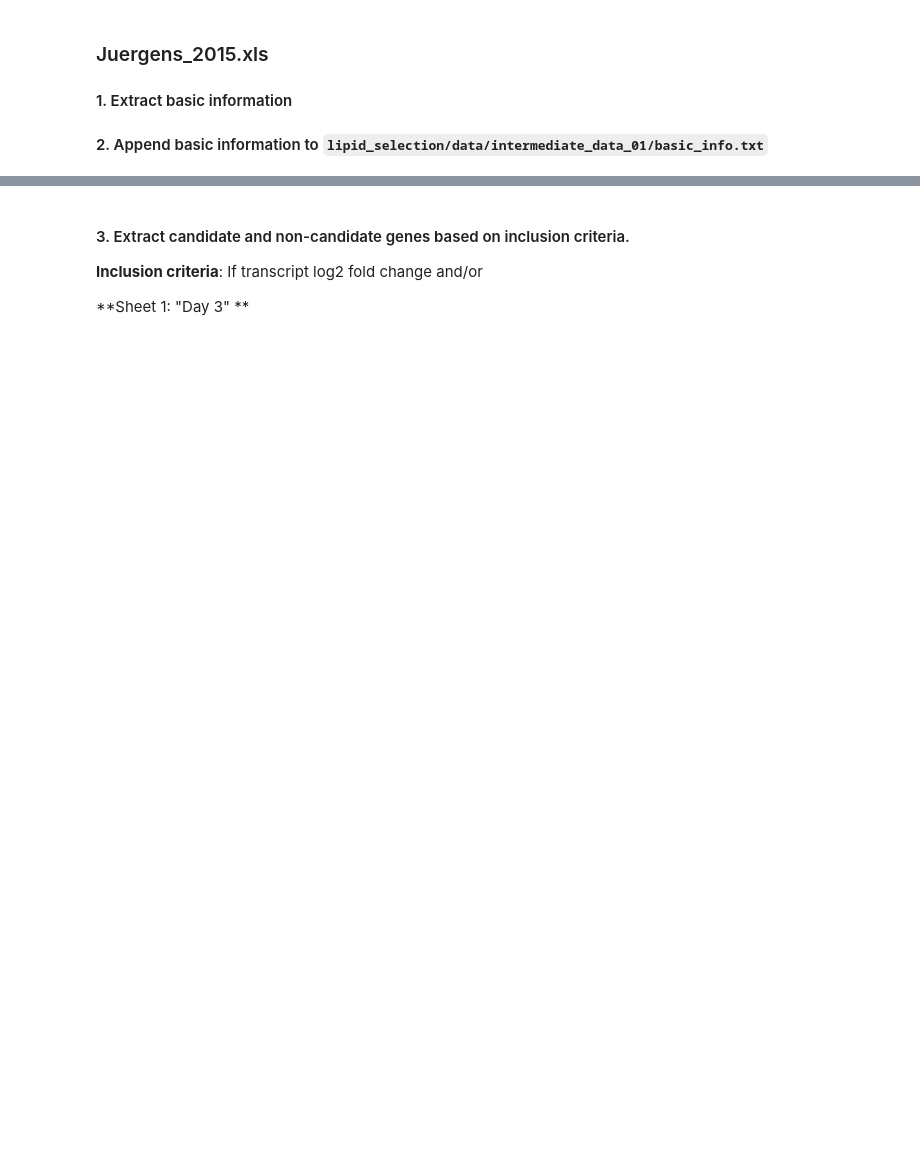
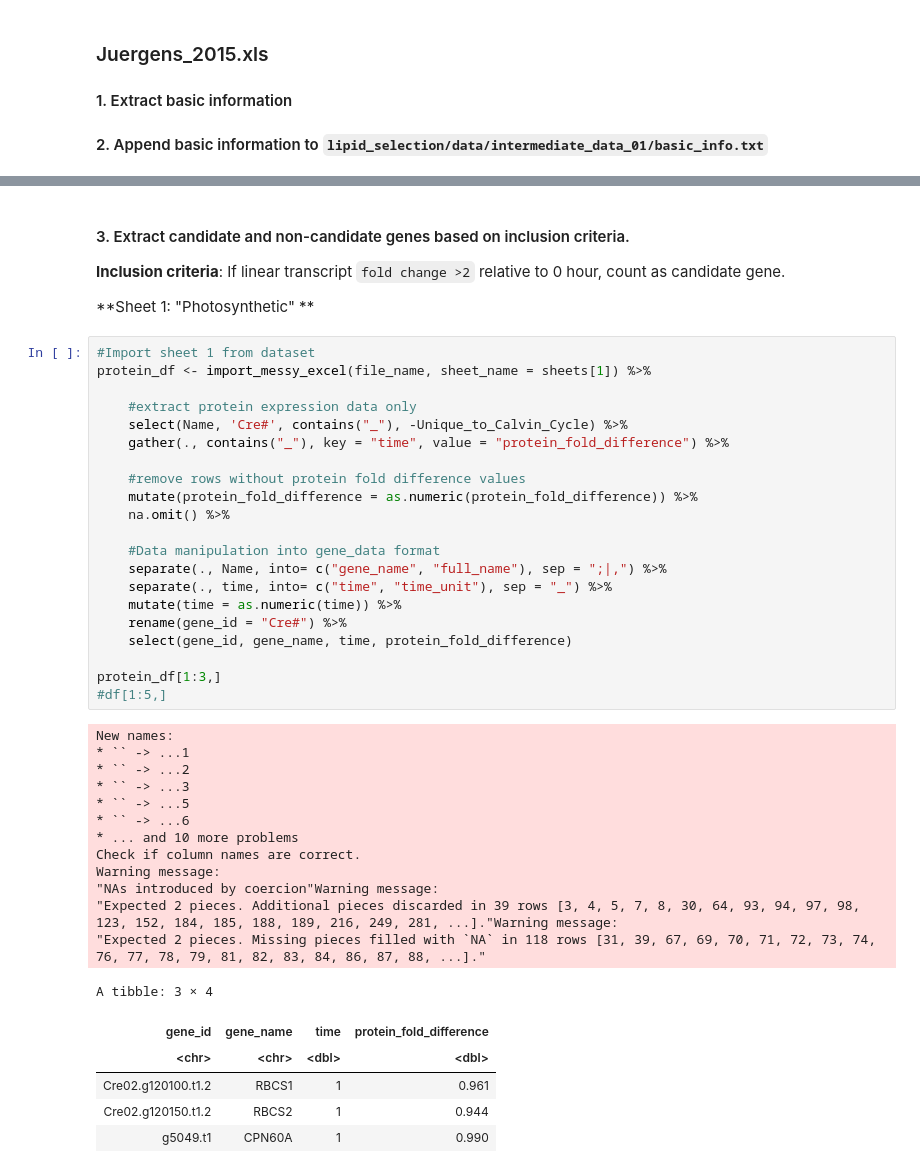
Before and after one commit to alicewchen/lipid_selection, a Jupyter notebook: analysis/generate_intermediate_data_01/01_Extract_relevant_genes.ipynb, the cells around one changed output, grey strips where cells are left out. Cells and saved outputs as stored; diff of their text form; blank space fills up the shorter version.

```diff
--- a/analysis/generate_intermediate_data_01/01_Extract_relevant_genes.ipynb
+++ b/analysis/generate_intermediate_data_01/01_Extract_relevant_genes.ipynb
@@ -1016,6 +940,46 @@ print(length(sheets))
 # %% [markdown]
 #### 3. Extract candidate and non-candidate genes based on inclusion criteria.
 
-**Inclusion criteria**: If transcript log2 fold change and/or
+**Inclusion criteria**: If linear transcript `fold change >2` relative to 0 hour, count as candidate gene.
 
-**Sheet 1: "Day 3" **
+**Sheet 1: "Photosynthetic" **
+# %%
+#Import sheet 1 from dataset
+protein_df <- import_messy_excel(file_name, sheet_name = sheets[1]) %>%
+
+    #extract protein expression data only
+    select(Name, 'Cre#', contains("_"), -Unique_to_Calvin_Cycle) %>%
+    gather(., contains("_"), key = "time", value = "protein_fold_difference") %>%
+
+    #remove rows without protein fold difference values
+    mutate(protein_fold_difference = as.numeric(protein_fold_difference)) %>%
+    na.omit() %>%
+
+    #Data manipulation into gene_data format
+    separate(., Name, into= c("gene_name", "full_name"), sep = ";|,") %>%
+    separate(., time, into= c("time", "time_unit"), sep = "_") %>%
+    mutate(time = as.numeric(time)) %>%
+    rename(gene_id = "Cre#") %>%
+    select(gene_id, gene_name, time, protein_fold_difference)
+
+protein_df[1:3,]
+#df[1:5,]
+# %% [output]
+New names:
+* `` -> ...1
+* `` -> ...2
+* `` -> ...3
+* `` -> ...5
+* `` -> ...6
+* ... and 10 more problems
+Check if column names are correct.
+Warning message:
+"NAs introduced by coercion"Warning message:
+"Expected 2 pieces. Additional pieces discarded in 39 rows [3, 4, 5, 7, 8, 30, 64, 93, 94, 97, 98, 123, 152, 184, 185, 188, 189, 216, 249, 281, ...]."Warning message:
+"Expected 2 pieces. Missing pieces filled with `NA` in 118 rows [31, 39, 67, 69, 70, 71, 72, 73, 74, 76, 77, 78, 79, 81, 82, 83, 84, 86, 87, 88, ...]."
+A tibble: 3 × 4
+| gene_id | gene_name | time | protein_fold_difference |
+| <chr> | <chr> | <dbl> | <dbl> |
+| Cre02.g120100.t1.2 | RBCS1 | 1 | 0.961 |
+| Cre02.g120150.t1.2 | RBCS2 | 1 | 0.944 |
+| g5049.t1 | CPN60A | 1 | 0.990 |
```
Also changed, not shown: parts of 27 cells of this notebook.
